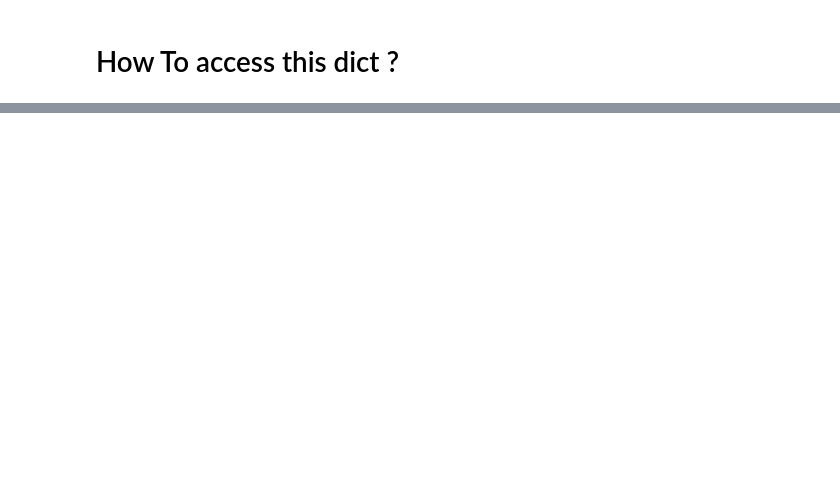
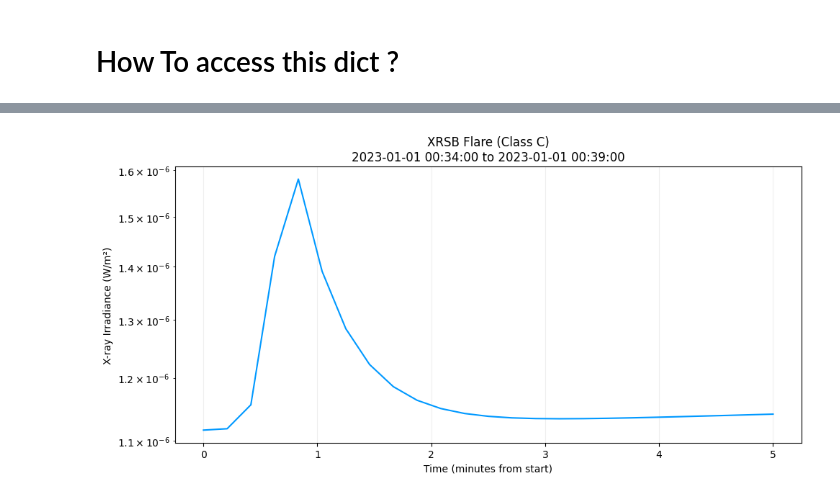
Before and after one commit to pretamdas007/Asymmetric_Flare_Decompition, a Jupyter notebook: flare_detection algorithme.ipynb, the cells around one changed output, grey strips where cells are left out. Drawn from its saved outputs; the diff is of its cells as text; code cells hidden in the pictures; blank space fills up the shorter version.

Commit message:
Update flare_detection algorithme.ipynb with latest plotting fixes

```diff
--- a/flare_detection algorithme.ipynb
+++ b/flare_detection algorithme.ipynb
@@ -1555,0 +1556,23 @@ Flare 3: C-class, irradiance max = 1.34e-06 W/m²
+# %%
+import matplotlib.pyplot as plt
+import numpy as np
+first_key = list(flare_data_dict.keys())[0]
+first_flare = flare_data_dict[first_key][0]
+start_time = first_flare['start_time_datetime']
+end_time = first_flare['end_time_datetime']
+irradiance_values = np.array(first_flare['irradiance_wm2'])
+
+duration_minutes = first_flare['duration_minutes']
+time_values = np.linspace(0, duration_minutes, len(irradiance_values))
+plt.style.use('default')
+plt.figure(figsize=(10, 5), facecolor='white')
+plt.plot(time_values, irradiance_values, linewidth=1.5, color='#0099FF')
+plt.xlabel('Time (minutes from start)')
+plt.ylabel('X-ray Irradiance (W/m²)')
+plt.title(f'{first_flare["channel"]} Flare (Class {first_flare["flare_class"]})\n{start_time} to {end_time}')
+plt.grid(True, alpha=0.2)
+plt.yscale('log')
+plt.tight_layout()
+plt.show()
+# %% [output]
+[figure, added]
```
Also changed, not shown: parts of 5 cells of this notebook.
